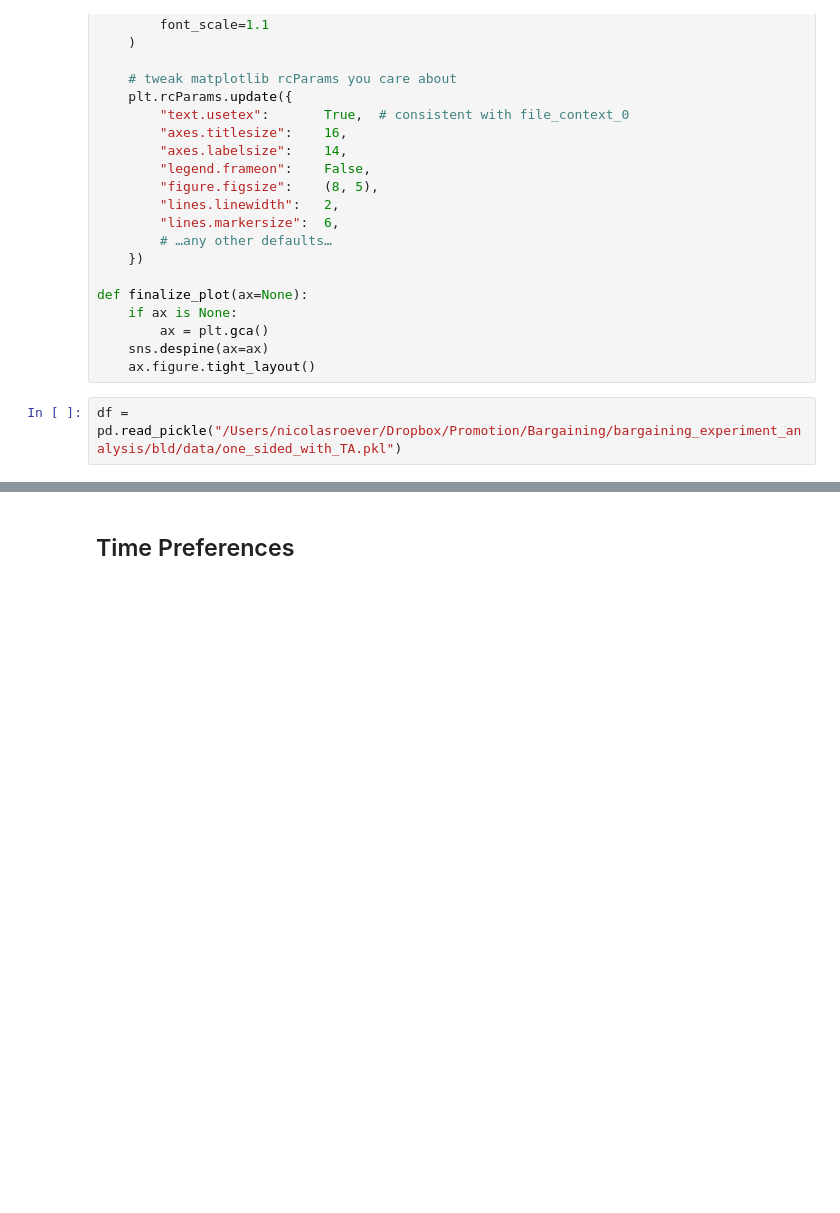
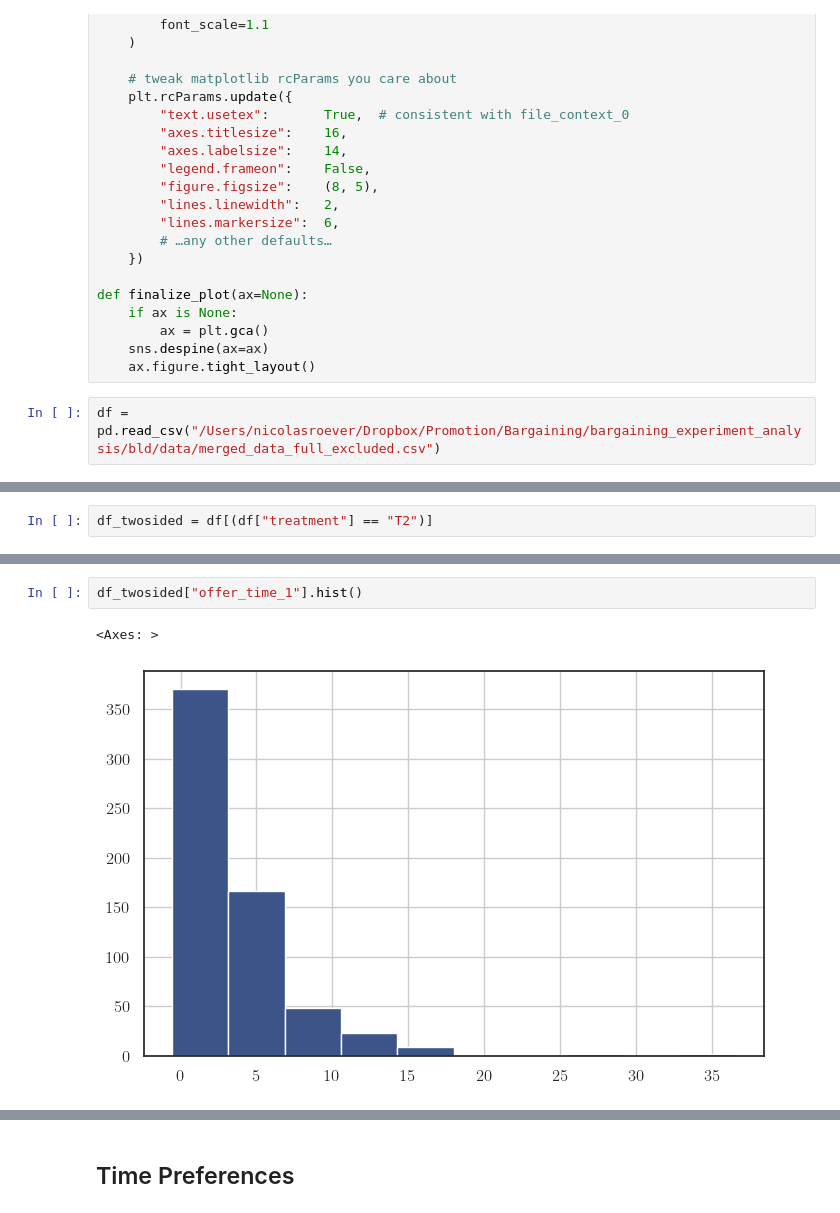
Before and after one commit to NicolasRoever/bargaining_experiment_analysis, a Jupyter notebook: src/bargaining_analysis/main_results/sandbox.ipynb, the cells around one changed output, grey strips where cells are left out. Saved outputs shown, nothing was run; the diff lists cells and outputs as text; blank space fills up the shorter version.

```diff
--- a/src/bargaining_analysis/main_results/sandbox.ipynb
+++ b/src/bargaining_analysis/main_results/sandbox.ipynb
@@ -38,5 +38,5 @@ def finalize_plot(ax=None):
     sns.despine(ax=ax)
     ax.figure.tight_layout()
 # %%
-df = pd.read_pickle("/Users/nicolasroever/Dropbox/Promotion/Bargaining/bargaining_experiment_analysis/bld/data/one_sided_with_TA.pkl")
+df = pd.read_csv("/Users/nicolasroever/Dropbox/Promotion/Bargaining/bargaining_experiment_analysis/bld/data/merged_data_full_excluded.csv")
 # %%
@@ -44,0 +52,2 @@ set_plot_theme()
+# %%
+df_twosided = df[(df["treatment"] == "T2")]
@@ -44,0 +79,5 @@ set_plot_theme()
+# %%
+df_twosided["offer_time_1"].hist()
+# %% [output]
+<Axes: >
+[figure, added]
```
Also changed, not shown: parts of 5 cells of this notebook, 10 other files.
